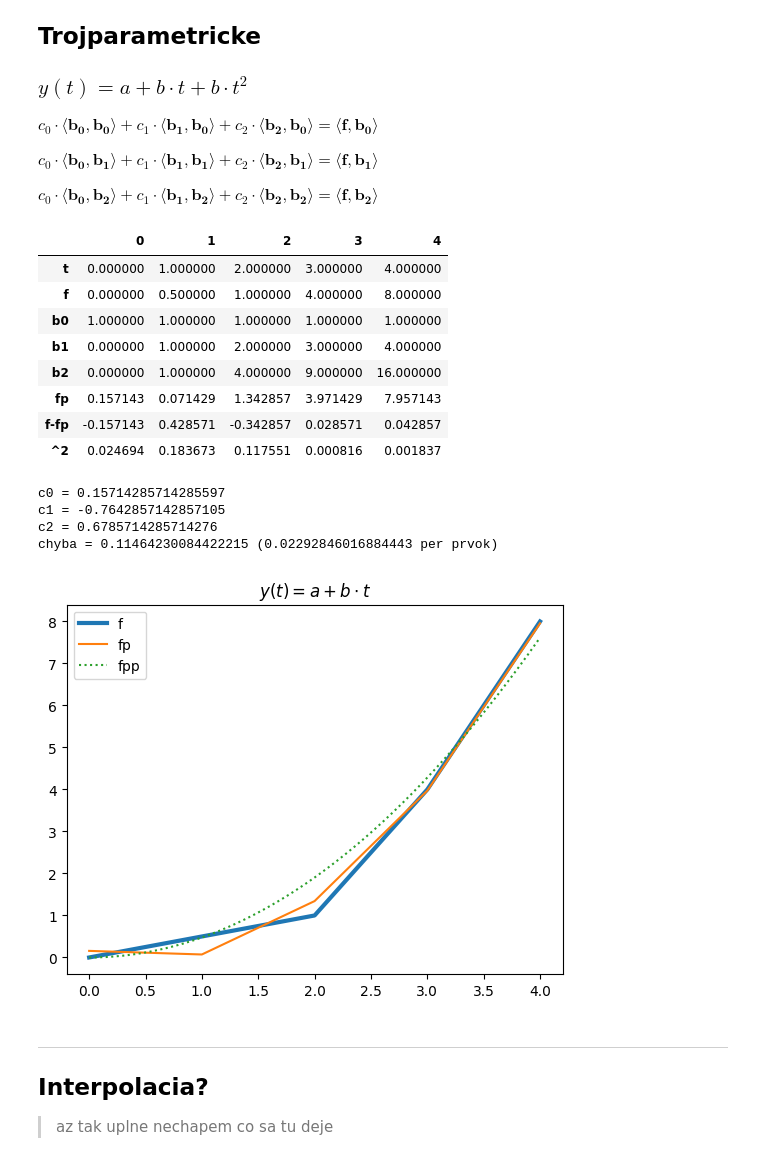
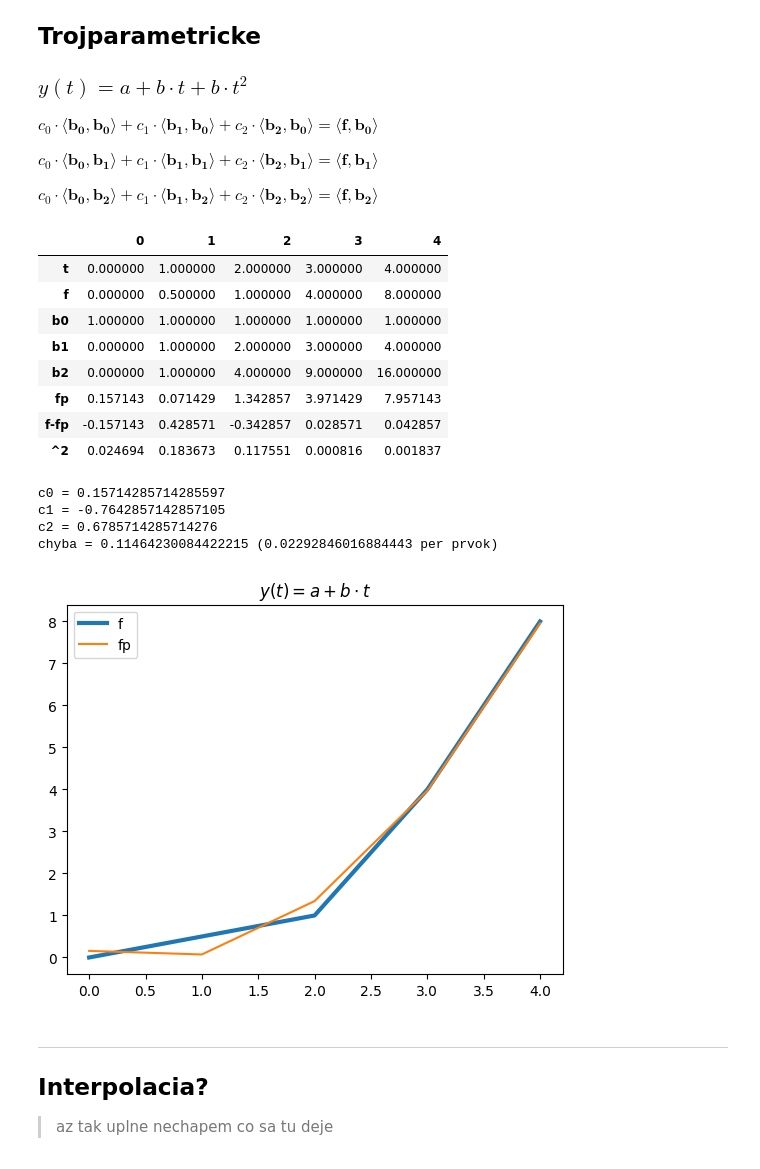
Before and after one commit to cyprich/AP, a Jupyter notebook: pythonoviny/04_linearna_regresia.ipynb, the cells around one changed output. Drawn from its saved outputs; the diff is of its cells as text; code cells hidden in the pictures.

```diff
--- a/pythonoviny/04_linearna_regresia.ipynb
+++ b/pythonoviny/04_linearna_regresia.ipynb
@@ -225,35 +220,34 @@ b = np.array([
 )
 
 c0, c1, c2 = np.linalg.solve(A, b)
 
 fp = np.dot(c0, b0) + np.dot(c1, b1) + np.dot(c2, b2) # fp = c0*b0 + c1*b1 + c2*b2
 chyba = np.sqrt(sum(np.pow(f - fp, 2))) / len(f)
 
 df = pd.DataFrame([t, f, b0, b1, b2, fp, f-fp, np.pow(f-fp, 2)], index=["t", "f", "b0", "b1", "b2", "fp", "f-fp", "^2"])
 display(df)
 print(f"c0 = {c0}\nc1 = {c1}\nc2 = {c2}")
 print(f"chyba = {chyba} ({chyba/len(f)} per prvok)")
 
 plt.plot(f, label="f", linewidth=3)
 plt.plot(fp, label="fp")
-plt.plot(tt, fpp, ":", label="fpp")
 plt.title("$y(t) = a + b \\cdot t$")
 _ = plt.legend()
 # %% [output]
 |  | 0 | 1 | 2 | 3 | 4 |
 | t | 0.000000 | 1.000000 | 2.000000 | 3.000000 | 4.000000 |
 | f | 0.000000 | 0.500000 | 1.000000 | 4.000000 | 8.000000 |
 | b0 | 1.000000 | 1.000000 | 1.000000 | 1.000000 | 1.000000 |
 | b1 | 0.000000 | 1.000000 | 2.000000 | 3.000000 | 4.000000 |
 | b2 | 0.000000 | 1.000000 | 4.000000 | 9.000000 | 16.000000 |
 | fp | 0.157143 | 0.071429 | 1.342857 | 3.971429 | 7.957143 |
 | f-fp | -0.157143 | 0.428571 | -0.342857 | 0.028571 | 0.042857 |
 | ^2 | 0.024694 | 0.183673 | 0.117551 | 0.000816 | 0.001837 |
 c0 = 0.15714285714285597
 c1 = -0.7642857142857105
 c2 = 0.6785714285714276
 chyba = 0.11464230084422215 (0.02292846016884443 per prvok)
-[figure, old version]
+[figure, new version]
 # %% [markdown]
 ---
 ## Interpolacia?
```
Also changed, not shown: parts of 1 cell of this notebook.
